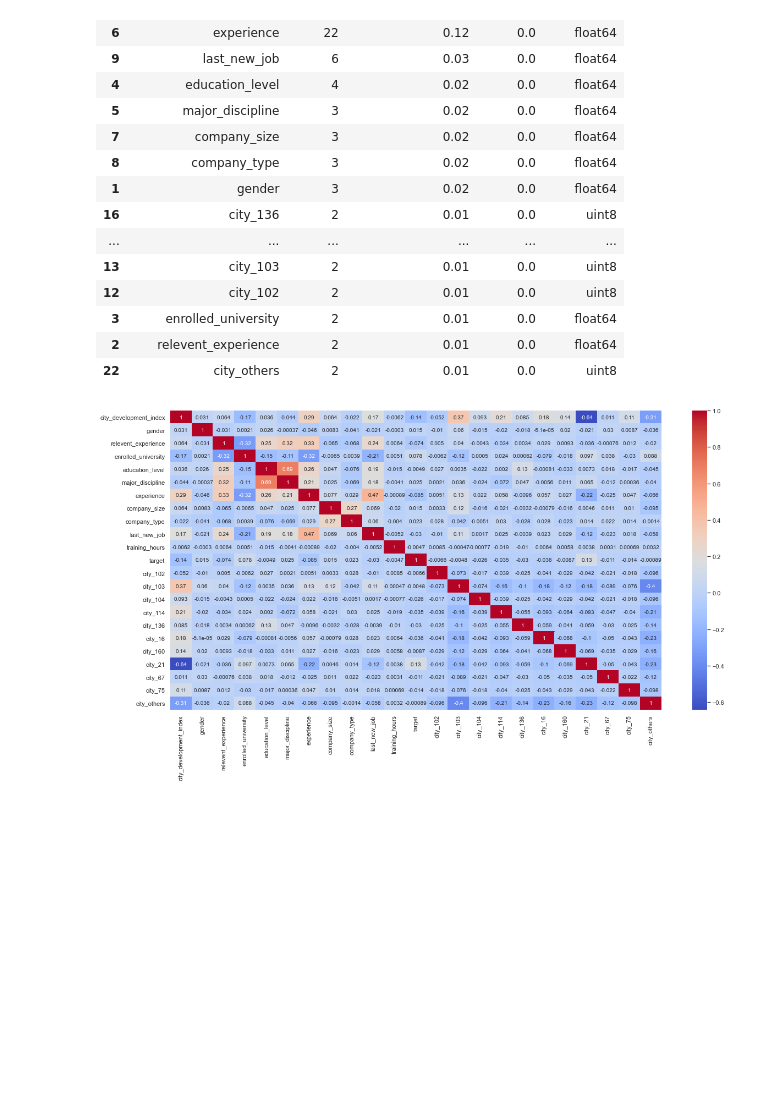
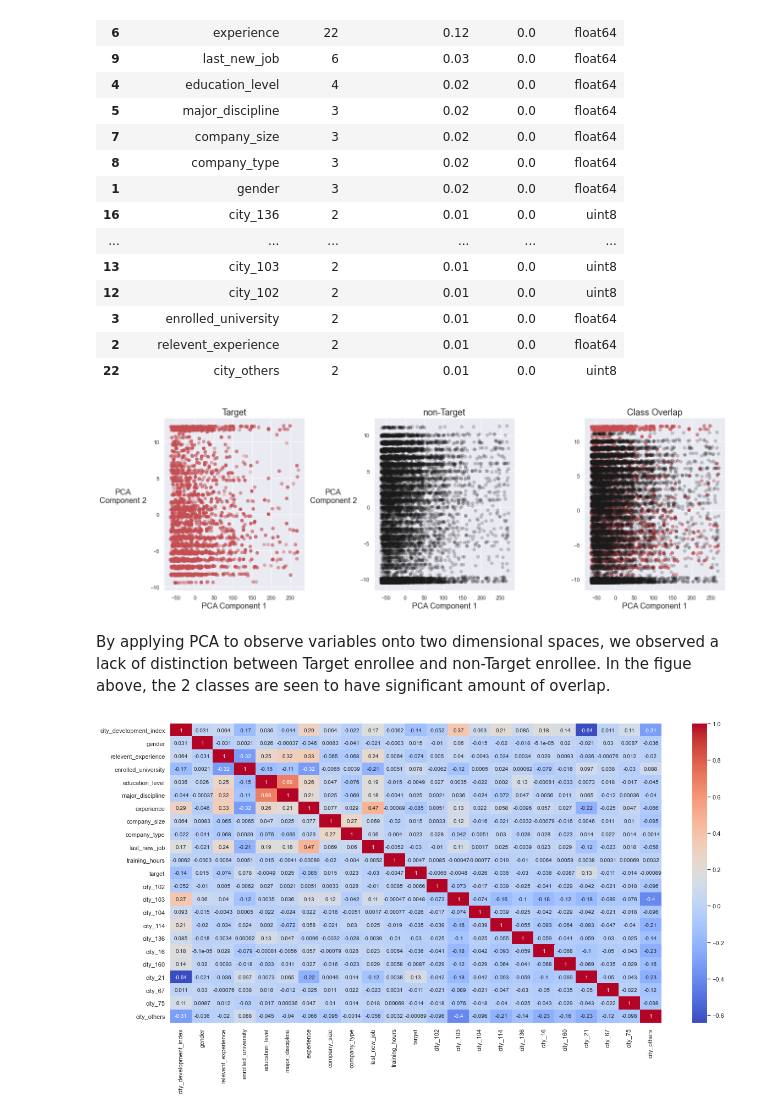
Before and after one commit to yoyo6022/Detecting_Potential_Candidate_Springboard_Capstone2, a Jupyter notebook: notebooks/Detecting Potential Candidate_Part1(01.01-06.04.03).ipynb, the cells around one changed output. Cells and saved outputs as stored; diff of their text form; code cells hidden in the pictures; blank space fills up the shorter version.

```diff
--- a/notebooks/Detecting Potential Candidate_Part1(01.01-06.04.03).ipynb
+++ b/notebooks/Detecting Potential Candidate_Part1(01.01-06.04.03).ipynb
@@ -1066,6 +1061,37 @@ data_info(df)
 | 3 | enrolled_university | 2 | 0.01 | 0.0 | float64 |
 | 2 | relevent_experience | 2 | 0.01 | 0.0 | float64 |
 | 22 | city_others | 2 | 0.01 | 0.0 | uint8 |
+# %%
+# apply PCA to observe feature overlap between two classes
+from sklearn.decomposition import PCA
+Target_pca =df[df.target==1].sample(n=10000,replace=True, random_state=43)
+non_target_sample = df[df.target==0].sample(n=10000, random_state=43)
+pca=PCA(n_components=2)
+pca1, pca2 = zip(*pca.fit_transform(Target_pca))
+pca3, pca4 = zip(*pca.fit_transform(non_target_sample))
+# %%
+fig, (ax1,ax2,ax3) = plt.subplots(1,3,figsize=(18,6))
+
+ax1.scatter(pca1,pca2,color='r',alpha=0.2)
+ax1.set_title('Target',fontsize=18)
+ax1.set_ylabel('PCA\nComponent 2',rotation=0,labelpad=55,fontsize=16)
+ax1.set_xlabel('PCA Component 1',fontsize=16)
+
+ax2.scatter(pca3,pca4,color='k',alpha=0.2)
+ax2.set_title('non-Target',fontsize=18)
+ax2.set_ylabel('PCA\nComponent 2',rotation=0,labelpad=55,fontsize=16)
+ax2.set_xlabel('PCA Component 1',fontsize=16)
+
+ax3.scatter(pca1,pca2,color='r',alpha=0.2)
+ax3.scatter(pca3,pca4,color='k',alpha=0.2)
+
+ax3.set_title('Class Overlap',fontsize=18)
+ax3.set_xlabel('PCA Component 1',fontsize=16)
+plt.tight_layout()
+# %% [output]
+[figure, added]
+# %% [markdown]
+By applying PCA to observe variables onto two dimensional spaces, we observed a lack of distinction between Target enrollee and non-Target enrollee. In the figue above, the 2 classes are seen to have significant amount of overlap.
 # %%
 # check correlation between each variable
 _= plt.subplots(figsize=(20,10))
```
Also changed, not shown: parts of 14 cells of this notebook.
